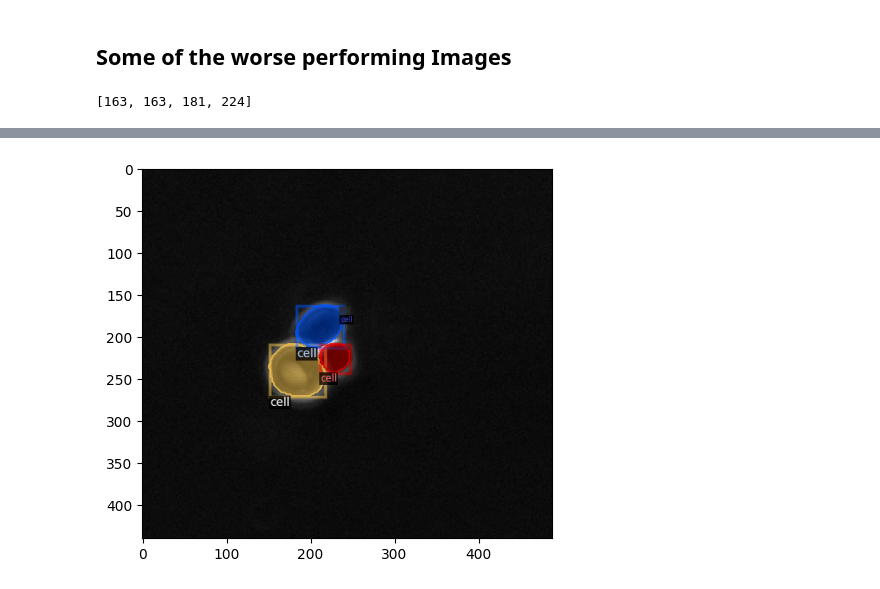
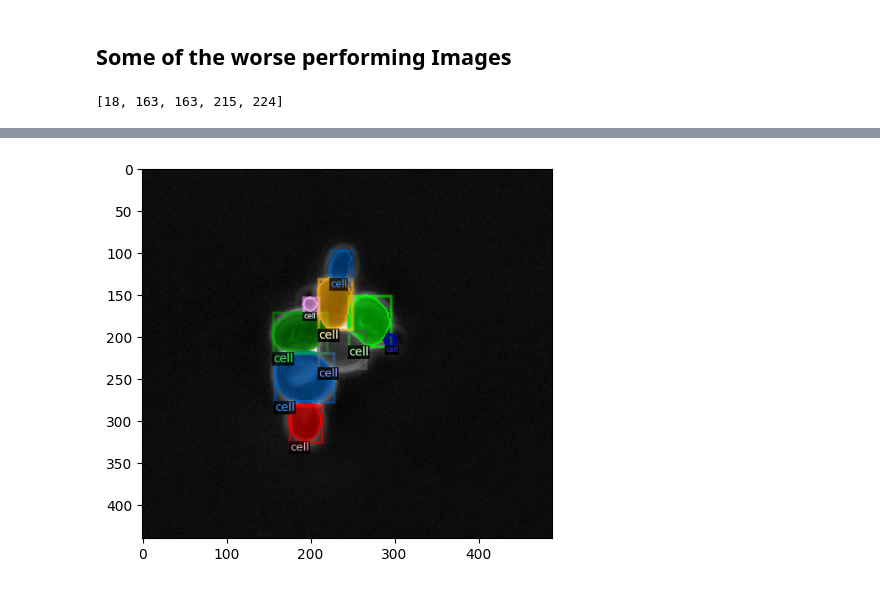
Before and after one commit to SchmollerLab/activeInstanceSegment, a Jupyter notebook: degugging_pipeline.ipynb, the cells around one changed output, grey strips where cells are left out. Drawn from its saved outputs; the diff is of its cells as text; code cells hidden in the pictures.

```diff
--- a/degugging_pipeline.ipynb
+++ b/degugging_pipeline.ipynb
@@ -144,10 +147,10 @@ cfg.SOLVER.MAX_ITER = 300    # 300 iterations seems good enough for this toy dat
 cfg.SOLVER.STEPS = []        # do not decay learning rate
 cfg.MODEL.ROI_HEADS.BATCH_SIZE_PER_IMAGE = 128   # The "RoIHead batch size". 128 is faster, and good enough for this toy dataset (default: 512)
 cfg.MODEL.ROI_HEADS.NUM_CLASSES = 1
-cfg.OUTPUT_DIR = "./output"
+cfg.OUTPUT_DIR = "./output/src/pipeline_configs/more_steps_config"
 
-with open("./src/pipeline_configs/default_config.yaml","w") as file:
-    file.write(cfg.dump())
+#with open("./src/pipeline_configs/default_config.yaml","w") as file:
+#    file.write(cfg.dump())
 # %%
 #!python src/pipeline_runner.py -f ./src/pipeline_configs/default_config.yaml
 # %%
@@ -230,7 +234,7 @@ min(aps)
 worse_aps_ids = [aps.index(ap) for ap in aps if ap < 75]
 print(worse_aps_ids)
 # %% [output]
-[163, 163, 181, 224]
+[18, 163, 163, 215, 224]
 # %%
 def plot_ground_truth(image_json):
 
@@ -241,6 +245,7 @@ def plot_ground_truth(image_json):
     #show_image([in_image,out_image])
     show_image(out_image)
 
-image_json = DatasetCatalog.get(TEST_DATASET_FULL)[worse_aps_ids[0]]
+worse_id = 4
+image_json = DatasetCatalog.get(TEST_DATASET_FULL)[worse_aps_ids[worse_id]]
 plot_ground_truth(image_json)
 # %% [output]
@@ -248,5 +253,5 @@ WARNING [10/21 09:11:10 d2.data.datasets.coco]:
 Category ids in annotations are not in [1, #categories]! We'll apply a mapping for you.
-[figure, old version]
+[figure, new version]
 # %%
 cfg.MODEL.WEIGHTS = os.path.join(cfg.OUTPUT_DIR, "model_final.pth")  # path to the model we just trained
 cfg.MODEL.ROI_HEADS.SCORE_THRESH_TEST = 0.7   # set a custom testing threshold
```
Also changed, not shown: parts of 13 cells of this notebook, 7 other files.
